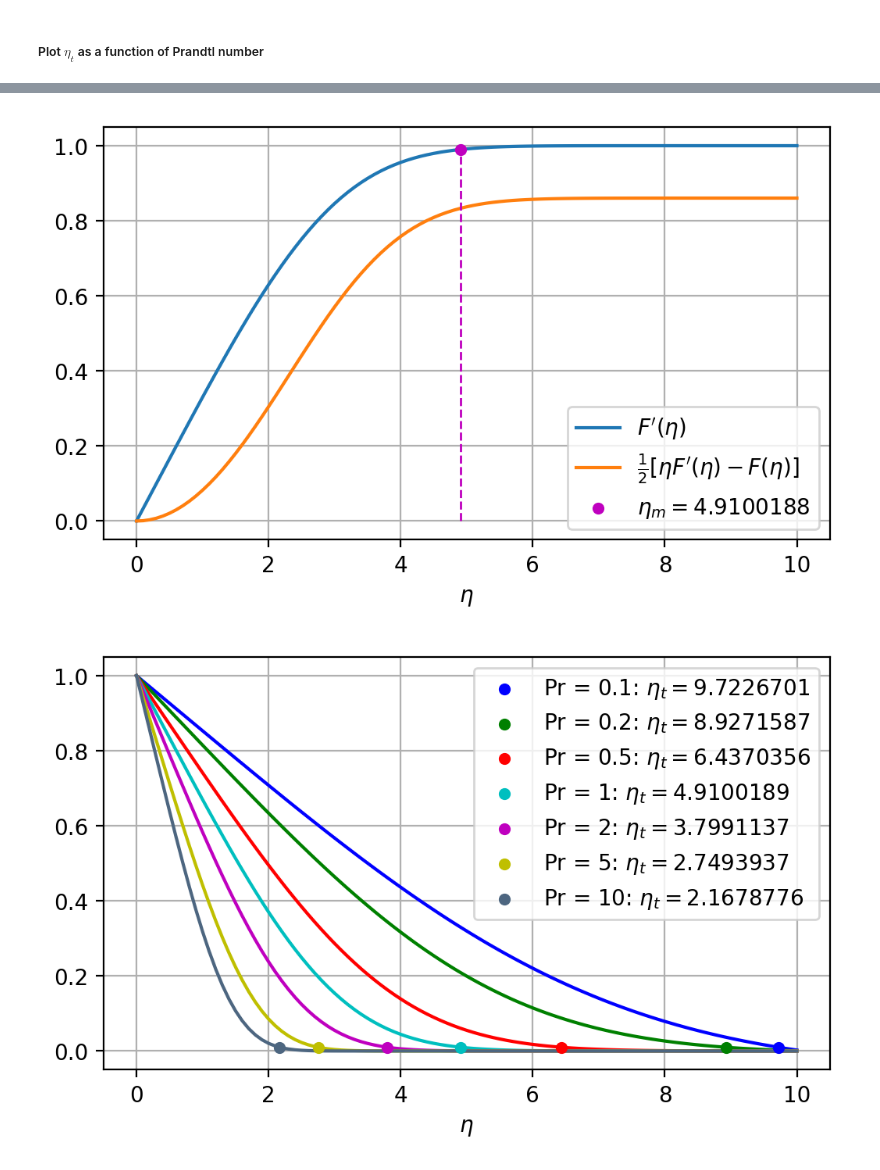
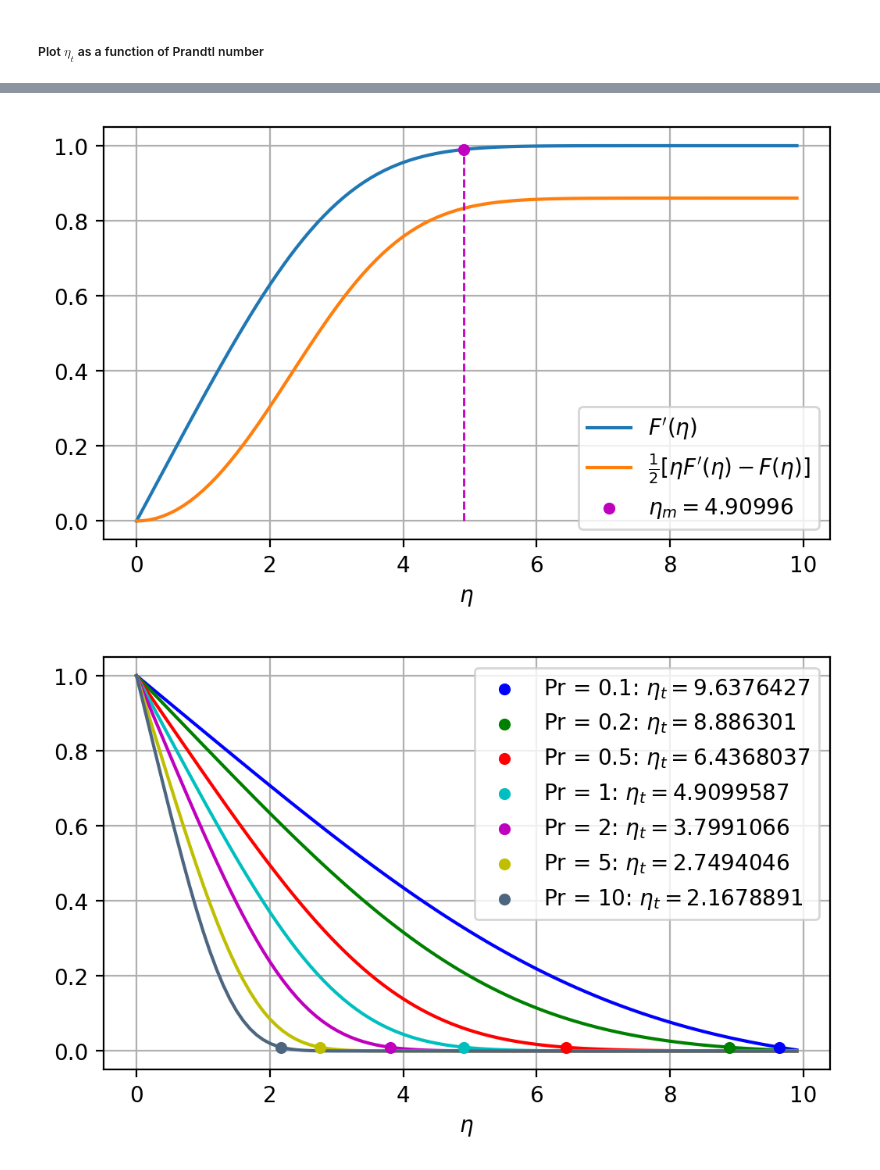
Before and after one commit to cdelannoy/Numerics, a Jupyter notebook: project_1_Noah.ipynb, the cells around one changed output, grey strips where cells are left out. Saved outputs shown, nothing was run; the diff lists cells and outputs as text; code cells hidden in the pictures.

```diff
--- a/project_1_Noah.ipynb
+++ b/project_1_Noah.ipynb
@@ -136,7 +136,7 @@ def RK4(t, y1, y2, y3, y4, y5, h, Pr):
 
 Pr = 5
 h = 0.1 # step size
-t = arange(0, 10 + h, h)
+t = arange(0, 10, h)
 y1 = zeros(len(t) + 1)
 y2 = zeros(len(t) + 1)
 y3 = zeros(len(t) + 1)
@@ -317,7 +317,7 @@ $$
 # %%
 Pr = 5
 h = 0.1
-eta = arange(0, 10 + h, h)
+eta = arange(0, 10, h)
 y1 = zeros(len(t) + 1)
 y2 = zeros(len(t) + 1)
 y3 = zeros(len(t) + 1)
@@ -542,7 +543,7 @@ for Pr in [0.1, 0.2, 0.5, 1, 2, 5, 10]:
     c = []
     abs_err5 = [inf]
     i = 0
-    while abs_err5[i] > 10**-6:
+    while abs_err5[i] > 10**-7:
         # f_a
         y1 = zeros(len(t) + 1)
         y2 = zeros(len(t) + 1)
@@ -628,7 +629,7 @@ k = 0
 eta_t = zeros(7)
 for Pr in [0.1, 0.2, 0.5, 1, 2, 5, 10]:
     h = 0.1
-    eta = arange(0, 10 + h, h)
+    eta = arange(0, 10, h)
     y1 = zeros(len(eta) + 1)
     y2 = zeros(len(eta) + 1)
     y3 = zeros(len(eta) + 1)
@@ -716,7 +720,7 @@ fig = plt.figure(figsize = (6, 3.5), dpi = 200)
 ax = fig.add_subplot(1, 1, 1)
 ax.plot(eta, u_, label=r'$F^{\prime}(\eta)$')
 ax.plot(eta, v_, label=r'$\frac{1}{2}[\eta F^{\prime}(\eta) - F(\eta)]$')
-ax.scatter(eta_m, 0.99, s=20, color='m', zorder=10, label=r'$\eta_m = 4.9100188$')
+ax.scatter(eta_m, 0.99, s=20, color='m', zorder=10, label=r'$\eta_m = 4.90996$')
 ax.plot(eta_m * np.ones(100), arange(0,1,0.01), color='m', linestyle='dashed', lw=1)
 ax.set_xlabel(r'$\eta$')
 ax.grid()
@@ -732,7 +736,7 @@ j = 0
 c = ['b', 'g', 'r', 'c', 'm', 'y', [0.3,0.4,0.5]]
 for Pr in [0.1, 0.2, 0.5, 1, 2, 5, 10]:
     h = 0.1
-    eta = arange(0, 10 + h, h)
+    eta = arange(0, 10, h)
     y1 = zeros(len(eta) + 1)
     y2 = zeros(len(eta) + 1)
     y3 = zeros(len(eta) + 1)
@@ -759,33 +763,33 @@ plt.show()
 # plotting dimensionless temperature
 fig = plt.figure(figsize = (6, 3.5), dpi = 200)
 ax = fig.add_subplot(1, 1, 1)
 j = 0
 c = ['b', 'g', 'r', 'c', 'm', 'y', [0.3,0.4,0.5]]
 for Pr in [0.1, 0.2, 0.5, 1, 2, 5, 10]:
     h = 0.1
-    eta = arange(0, 10 + h, h)
+    eta = arange(0, 10, h)
     y1 = zeros(len(eta) + 1)
     y2 = zeros(len(eta) + 1)
     y3 = zeros(len(eta) + 1)
     y4 = zeros(len(eta) + 1)
     y5 = zeros(len(eta) + 1)
     y1[0] = 0
     y2[0] = 0
     y3[0] = y3_0
     y4[0] = 1
     y5[0] = y5_0[j]
     y1, y2, y3, y4, y5 = RK4(eta, y1, y2, y3, y4, y5, h, Pr)
     ax.plot(eta, y4[:-1], color=c[j])
     ax.scatter(eta_t[j], 0.01, s=20, color=c[j], zorder=10, label=('Pr = '+repr(Pr)))
 
     j += 1
 
 #ax.set_title(r'Dimensionless Temperature $G(\eta)$')
 ax.set_xlabel(r'$\eta$')
 ax.grid()
 ax.legend()
 plt.savefig('Fig3_bis.png')
 plt.show()
 # %% [output]
-[figure, old version]
+[figure, new version]
-[figure, old version]
+[figure, new version]
```
Also changed, not shown: parts of 9 cells of this notebook, 1 other file.
